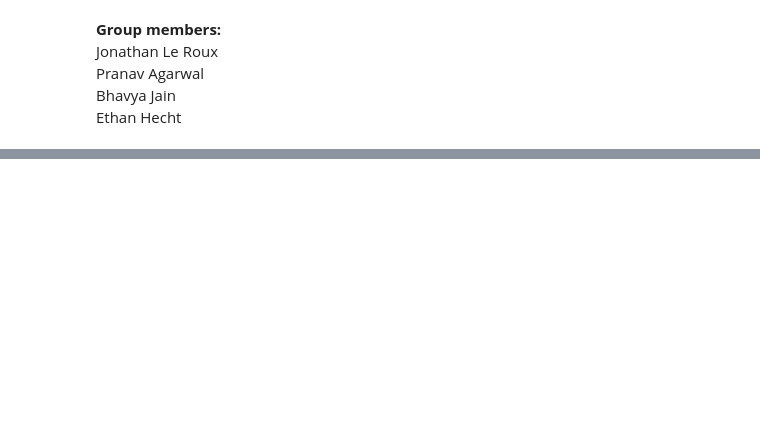
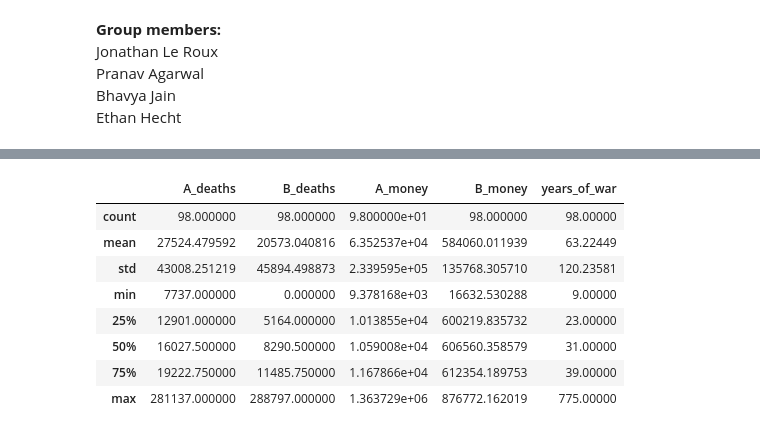
Before and after one commit to BlurSure/cmse202-project-group3, a Jupyter notebook: War-modelling-Playaround.ipynb, the cells around one changed output, grey strips where cells are left out. Saved outputs shown, nothing was run; the diff lists cells and outputs as text; code cells hidden in the pictures; blank space fills up the shorter version.

```diff
--- a/War-modelling-Playaround.ipynb
+++ b/War-modelling-Playaround.ipynb
@@ -40,7 +41,6 @@ class Territory:
         self.position = position
         self.name = name
         self.money = 1
-
         self.deaths =0
 
         #below sets each soldier skill level randomly
@@ -71,10 +71,6 @@ class Territory:
 
     def add_population(self):
         self.population = self.population_growth_rate * self.population
-
-    def improve_skill(self):
-        pass
-
 
 
     def attack(self, opposing_territory):
@@ -216,6 +212,6 @@ def take_in_data(file_name,country1_money,country2_money):
             country_2_territory_list.append(temp_Territory)
 
     Country1 = Country('Red',country_1_territory_list,country1_money)
-    Country2 = Country('Blue',country_2_territory_list,country1_money)
+    Country2 = Country('Blue',country_2_territory_list,country2_money)
 
     return [Country1,Country2]
@@ -487,7 +508,7 @@ of the factors at play. We can then use the functions later on that are built of
 we do not have text files with specific values
 
 """
-def run_sims(num_sims,amount1,amount2):
+def run_sims(num_sims,amount1,amount2,data):
 
     CountryA_death_array = np.zeros(num_sims)
     CountryB_death_array = np.zeros(num_sims)
@@ -497,7 +518,7 @@ def run_sims(num_sims,amount1,amount2):
     winner_of_war = []
 
     for i in range(num_sims):
-        Country1, Country2 = take_in_data("Territory data.csv",amount1,amount2)
+        Country1, Country2 = take_in_data(data,amount1,amount2)
         years_of_war[i] = War_no_vis(Country1,Country2)
         CountryA_death_array[i] = (Country1.deaths)
         CountryB_death_array[i] = (Country2.deaths)
@@ -605,6 +689,17 @@ print("wins: ", round(len(df[df["winner"]=="Blue"])/len(df) *100,2), "% of the t
 # %%
-#what does better 15000 more soliders or  5x the money
-df = run_sims(100,400000,200000)
+#Different initial money (2 times)
+df = run_sims(100,200000,400000,"Territory data.csv")
+no_result = sum(df["years_of_war"]== 800)
 df = df[df["years_of_war"]!=800]
 df.describe()
+# %% [output]
+|  | A_deaths | B_deaths | A_money | B_money | years_of_war |
+| count | 98.000000 | 98.000000 | 9.800000e+01 | 98.000000 | 98.00000 |
+| mean | 27524.479592 | 20573.040816 | 6.352537e+04 | 584060.011939 | 63.22449 |
+| std | 43008.251219 | 45894.498873 | 2.339595e+05 | 135768.305710 | 120.23581 |
+| min | 7737.000000 | 0.000000 | 9.378168e+03 | 16632.530288 | 9.00000 |
+| 25% | 12901.000000 | 5164.000000 | 1.013855e+04 | 600219.835732 | 23.00000 |
+| 50% | 16027.500000 | 8290.500000 | 1.059008e+04 | 606560.358579 | 31.00000 |
+| 75% | 19222.750000 | 11485.750000 | 1.167866e+04 | 612354.189753 | 39.00000 |
+| max | 281137.000000 | 288797.000000 | 1.363729e+06 | 876772.162019 | 775.00000 |
 # %%
```
Also changed, not shown: parts of 38 cells of this notebook, 1 other file.
